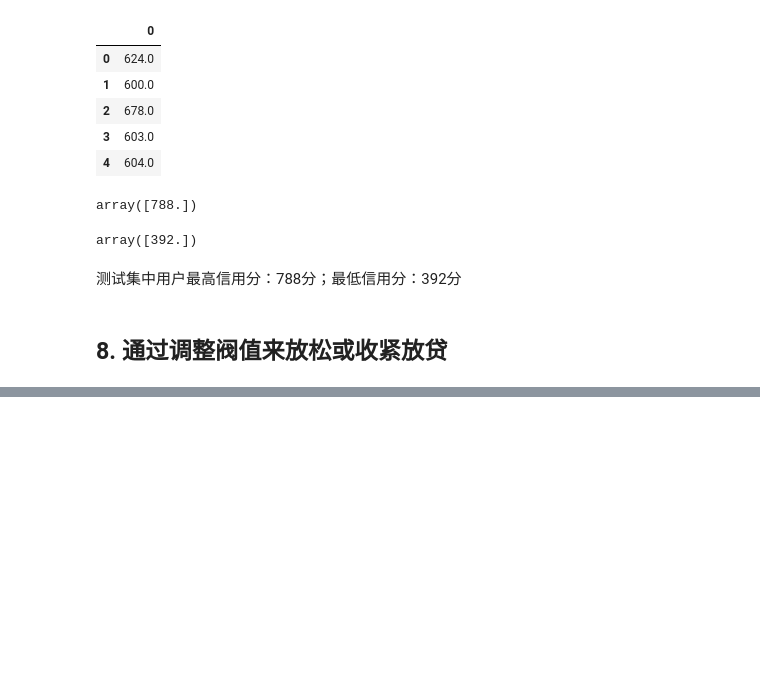
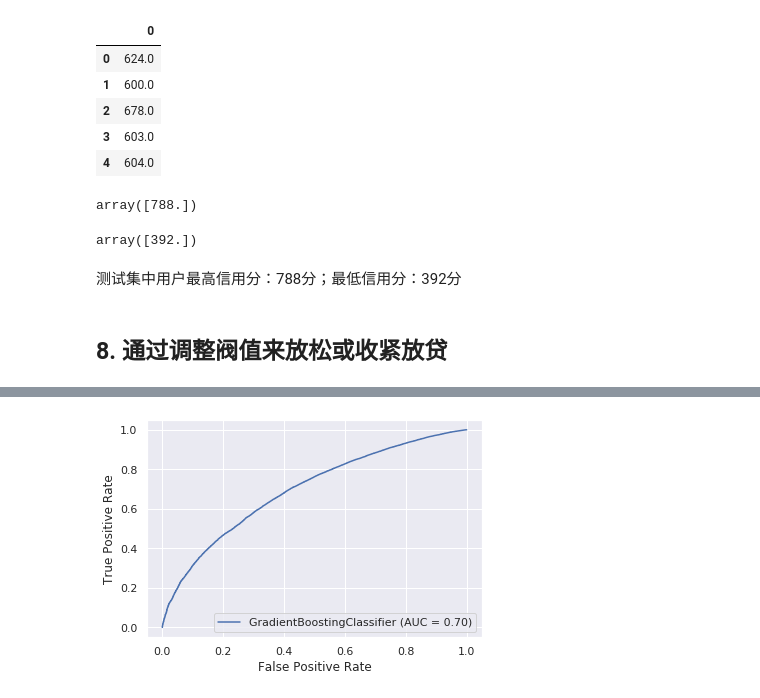
Before and after one commit to GoldenRaven/Lending_Club, a Jupyter notebook: code_my/PD_modeling.ipynb, the cells around one changed output, grey strips where cells are left out. Saved outputs shown, nothing was run; the diff lists cells and outputs as text; code cells hidden in the pictures; blank space fills up the shorter version.

```diff
--- a/code_my/PD_modeling.ipynb
+++ b/code_my/PD_modeling.ipynb
@@ -847,0 +936,9 @@ array([392.])
+# %%
+from sklearn.ensemble import GradientBoostingClassifier
+gbc1, gbc2 = GradientBoostingClassifier(), GradientBoostingClassifier()
+# %%
+gbc1.fit(inputs_train, targets_train)
+pred_gbc1 = gbc1.predict(inputs_test)
+plot_roc_curve(gbc1, inputs_test, targets_test);
+# %% [output]
+[figure, added]
```
Also changed, not shown: parts of 68 cells of this notebook, 1 other file.
